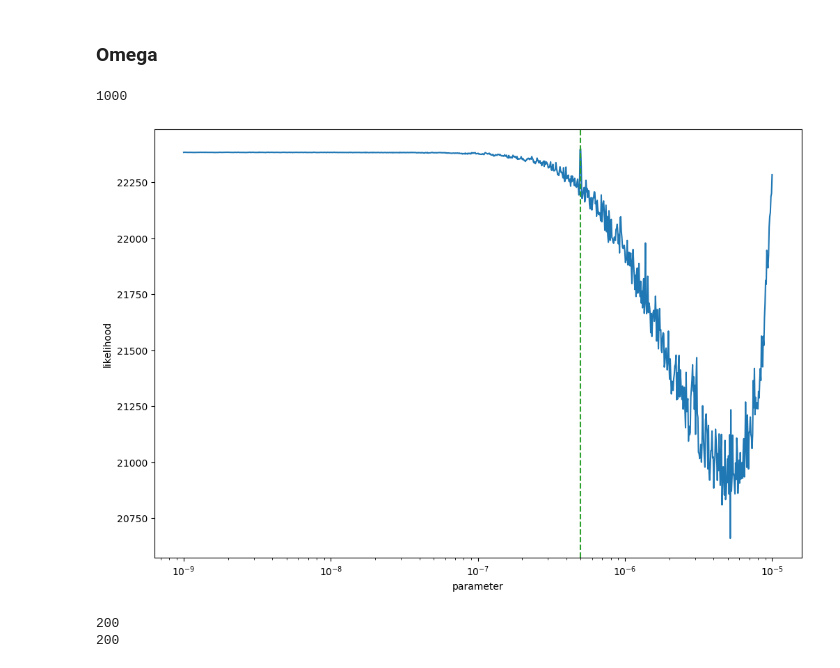
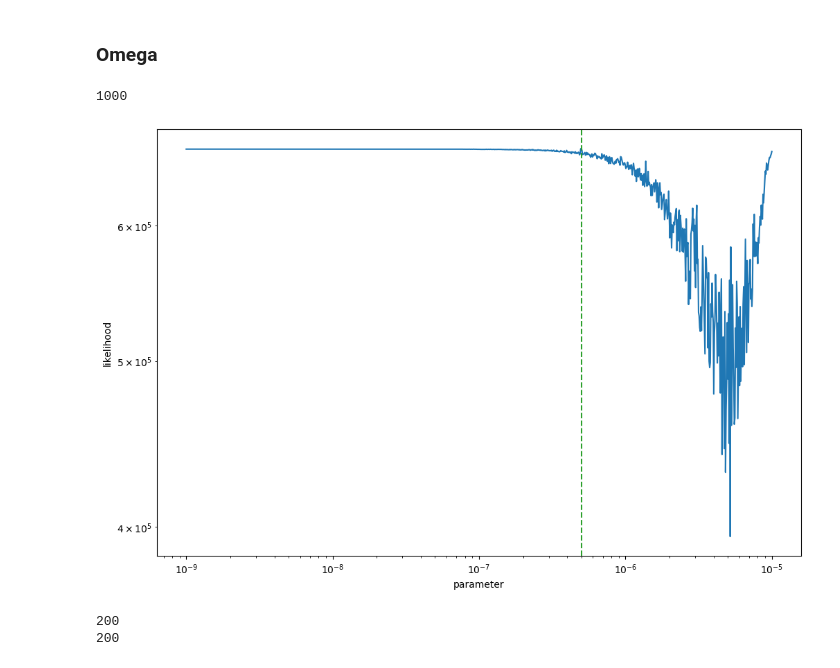
Before and after one commit to tomkimpson/StateSpacePTA, a Jupyter notebook: notebooks/likelihood_surfaces.ipynb, the cells around one changed output. Cells and saved outputs as stored; diff of their text form; code cells hidden in the pictures.

```diff
--- a/notebooks/likelihood_surfaces.ipynb
+++ b/notebooks/likelihood_surfaces.ipynb
@@ -40,20 +76,20 @@ For each of our parameters, what does the $\mathcal{L}(\hat{\theta})$ curve look
 from plotting import likelihoods_over_priors,iterate_over_priors
 import numpy as np
 
-#Set everything up
-P   = SystemParameters(h=1e-12)   # define the system parameters
-PTA = Pulsars(P)               # setup the PTA
-data = SyntheticData(PTA,P)    # generate some synthetic data
+# #Set everything up
+# P   = SystemParameters(h=1e-12)   # define the system parameters
+# PTA = Pulsars(P)               # setup the PTA
+# data = SyntheticData(PTA,P)    # generate some synthetic data
 
 
-#Define the model
-model = LinearModel
+# #Define the model
+# model = LinearModel
 
-#Initialise the Kalman filter
-KF = KalmanFilter(model,data.f_measured,PTA)
+# #Initialise the Kalman filter
+# KF = KalmanFilter(model,data.f_measured,PTA)
 
-true_parameters = priors_dict(PTA,P)
-#true_parameters["simga_m"] =1e-1# priors_dict(PTA,P)
+# true_parameters = priors_dict(PTA,P)
+# #true_parameters["simga_m"] =1e-1# priors_dict(PTA,P)
 
-model_likelihood= KF.likelihood(true_parameters)
-print("Optimal likelihood is: ", model_likelihood)
+# model_likelihood= KF.likelihood(true_parameters)
+# print("Optimal likelihood is: ", model_likelihood)
@@ -77,7 +111,7 @@ def plot_likelihood(x,y,logscale,x_critical):
 
     if logscale:
         ax.set_xscale('log')
-        #ax.set_yscale('log')
+    ax.set_yscale('log')
 
     ax.axvline(x_critical,linestyle='--', c='C2')
 
@@ -88,23 +122,25 @@ def plot_likelihood(x,y,logscale,x_critical):
 # %% [markdown]
 ### Omega
 # %%
+from plotting import likelihoods_over_priors,iterate_over_priors
+
 import numpy as np
 variable = "omega_gw"
 variable_range = np.logspace(-9,-5,int(1e3))
 ##ariable_range = np.arange(1e-7,9e-7,5e-9)
 print(len(variable_range))
-selected_parameters = true_parameters.copy()
+selected_parameters = guessed_parameters.copy()
 
 # selected_parameters["phi0_gw"] = np.random.uniform(low=0.0, high=np.pi/2.0)
 # selected_parameters["alpha_gw"] = np.random.uniform(low=0.0, high=np.pi)
 
 
 
 likelihoods = iterate_over_priors(variable, variable_range,selected_parameters,KF)
-plot_likelihood(variable_range,likelihoods,True,true_parameters[variable])
+plot_likelihood(variable_range,np.abs(likelihoods),True,guessed_parameters[variable])
 # %% [output]
 1000
-[figure, old version]
+[figure, new version]
 # %%
 import numpy as np
 variable = "omega_gw"
```
Also changed, not shown: parts of 2 cells of this notebook, 3 other files.
